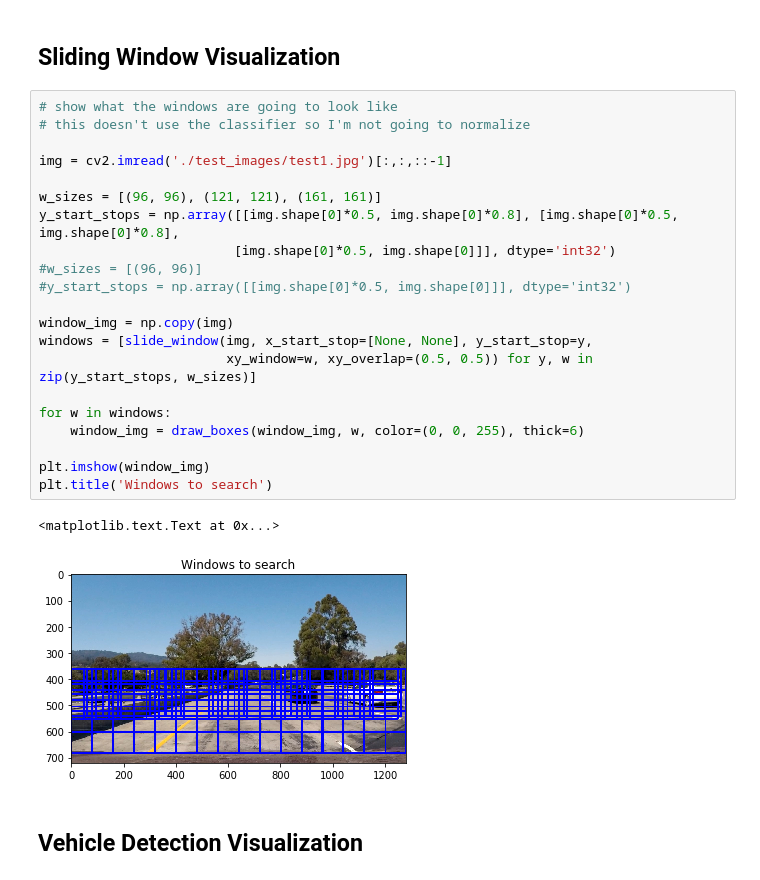
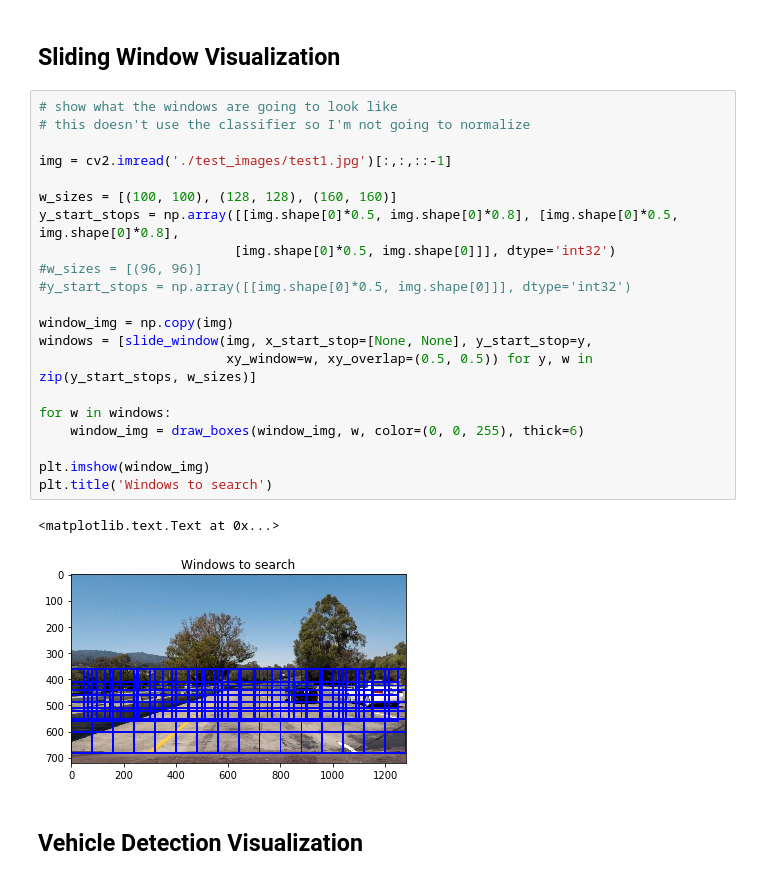
Before and after one commit to baninho/CarND-P5, a Jupyter notebook: P5.ipynb, the cells around one changed output. Drawn from its saved outputs; the diff is of its cells as text.

```diff
--- a/P5.ipynb
+++ b/P5.ipynb
@@ -415,27 +415,27 @@ For these 10 labels:  [ 1.  1.  1.  0.  1.  0.  0.  1.  1.  0.]
 # %%
 # show what the windows are going to look like
 # this doesn't use the classifier so I'm not going to normalize
 
 img = cv2.imread('./test_images/test1.jpg')[:,:,::-1]
 
-w_sizes = [(96, 96), (121, 121), (161, 161)]
+w_sizes = [(100, 100), (128, 128), (160, 160)]
 y_start_stops = np.array([[img.shape[0]*0.5, img.shape[0]*0.8], [img.shape[0]*0.5, img.shape[0]*0.8],
                          [img.shape[0]*0.5, img.shape[0]]], dtype='int32')
 #w_sizes = [(96, 96)]
 #y_start_stops = np.array([[img.shape[0]*0.5, img.shape[0]]], dtype='int32')
 
 window_img = np.copy(img)
 windows = [slide_window(img, x_start_stop=[None, None], y_start_stop=y,
                         xy_window=w, xy_overlap=(0.5, 0.5)) for y, w in zip(y_start_stops, w_sizes)]
 
 for w in windows:
     window_img = draw_boxes(window_img, w, color=(0, 0, 255), thick=6)
 
 plt.imshow(window_img)
 plt.title('Windows to search')
 # %% [output]
 <matplotlib.text.Text at 0x...>
-[figure, old version]
+[figure, new version]
 # %% [markdown]
 ## Vehicle Detection Visualization
 # %%
```
Also changed, not shown: parts of 10 cells of this notebook.
